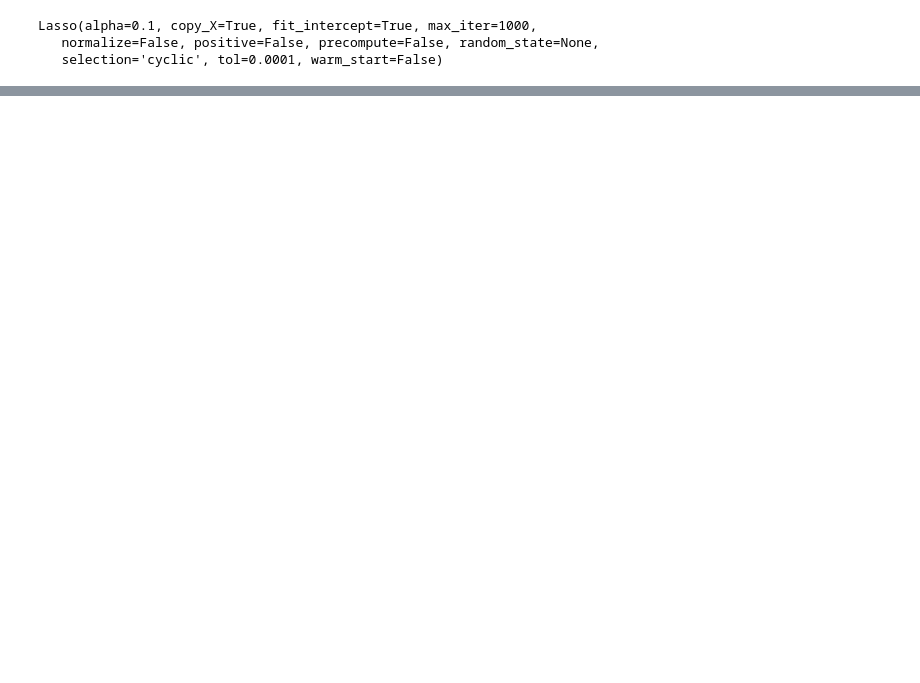
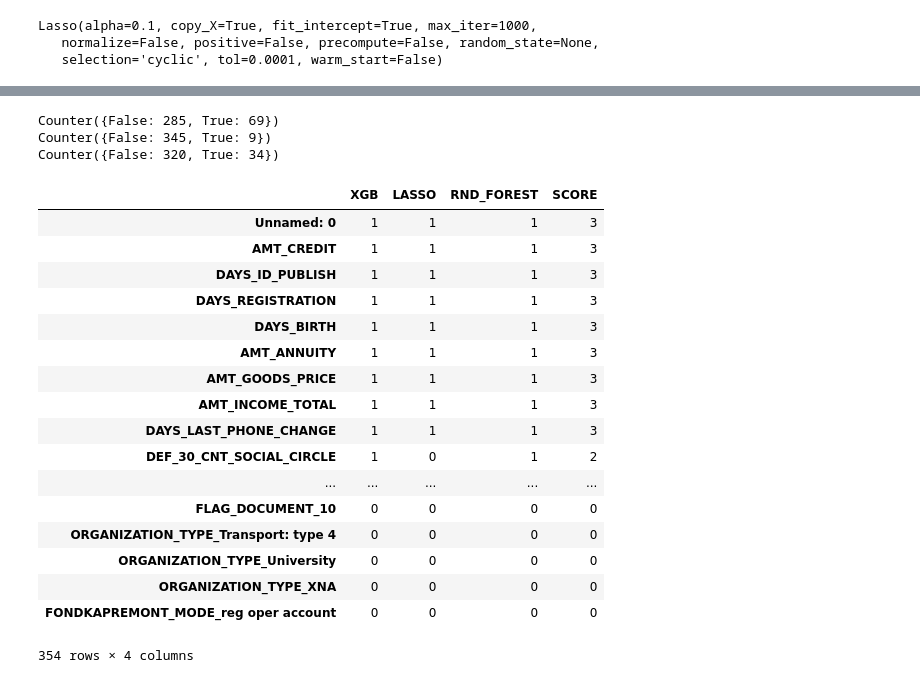
Before and after one commit to Naihan/TCDS, a Jupyter notebook: loans_for_submit.ipynb, the cells around one changed output, grey strips where cells are left out. Drawn from its saved outputs; the diff is of its cells as text; code cells hidden in the pictures; blank space fills up the shorter version.

```diff
--- a/loans_for_submit.ipynb
+++ b/loans_for_submit.ipynb
@@ -509,0 +510,36 @@ len(clf.coef_)
+# %%
+import collections, numpy
+print(collections.Counter(model.feature_importances_ >  0))
+print(collections.Counter(lasso_reg.coef_ != 0))
+print(collections.Counter(rnd_reg.feature_importances_ > 0.005))
+# %% [output]
+Counter({False: 285, True: 69})
+Counter({False: 345, True: 9})
+Counter({False: 320, True: 34})
+# %%
+coaf_df.loc[model.feature_importances_ >  0, ['XGB']] = 1
+coaf_df.loc[lasso_reg.coef_ != 0, ['LASSO']] = 1
+coaf_df.loc[rnd_reg.feature_importances_ > 0.005, ['RND_FOREST']] = 1
+# %%
+coaf_df['SCORE'] = coaf_df.sum(axis=1)
+# %%
+coaf_df.sort_values(by=['SCORE'], ascending=False)
+# %% [output]
+|  | XGB | LASSO | RND_FOREST | SCORE |
+| Unnamed: 0 | 1 | 1 | 1 | 3 |
+| AMT_CREDIT | 1 | 1 | 1 | 3 |
+| DAYS_ID_PUBLISH | 1 | 1 | 1 | 3 |
+| DAYS_REGISTRATION | 1 | 1 | 1 | 3 |
+| DAYS_BIRTH | 1 | 1 | 1 | 3 |
+| AMT_ANNUITY | 1 | 1 | 1 | 3 |
+| AMT_GOODS_PRICE | 1 | 1 | 1 | 3 |
+| AMT_INCOME_TOTAL | 1 | 1 | 1 | 3 |
+| DAYS_LAST_PHONE_CHANGE | 1 | 1 | 1 | 3 |
+| DEF_30_CNT_SOCIAL_CIRCLE | 1 | 0 | 1 | 2 |
+| ... | ... | ... | ... | ... |
+| FLAG_DOCUMENT_10 | 0 | 0 | 0 | 0 |
+| ORGANIZATION_TYPE_Transport: type 4 | 0 | 0 | 0 | 0 |
+| ORGANIZATION_TYPE_University | 0 | 0 | 0 | 0 |
+| ORGANIZATION_TYPE_XNA | 0 | 0 | 0 | 0 |
+| FONDKAPREMONT_MODE_reg oper account | 0 | 0 | 0 | 0 |
+354 rows × 4 columns
```
Also changed, not shown: parts of 15 cells of this notebook.
